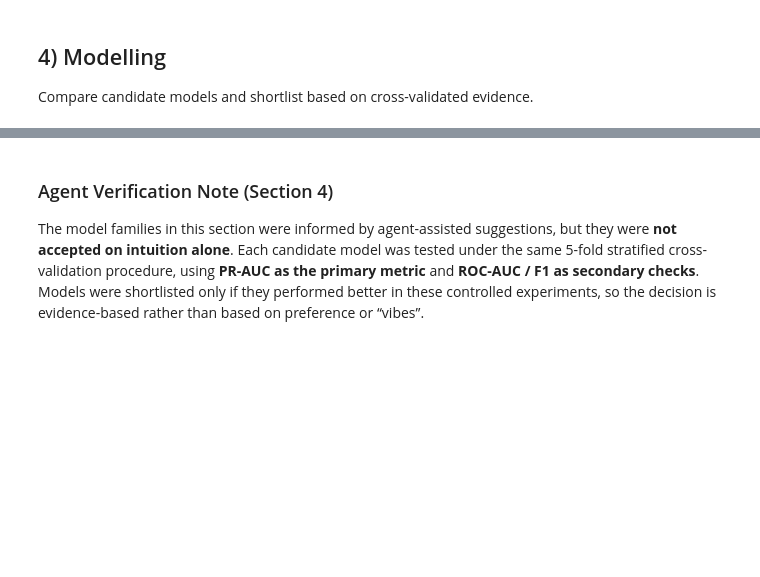
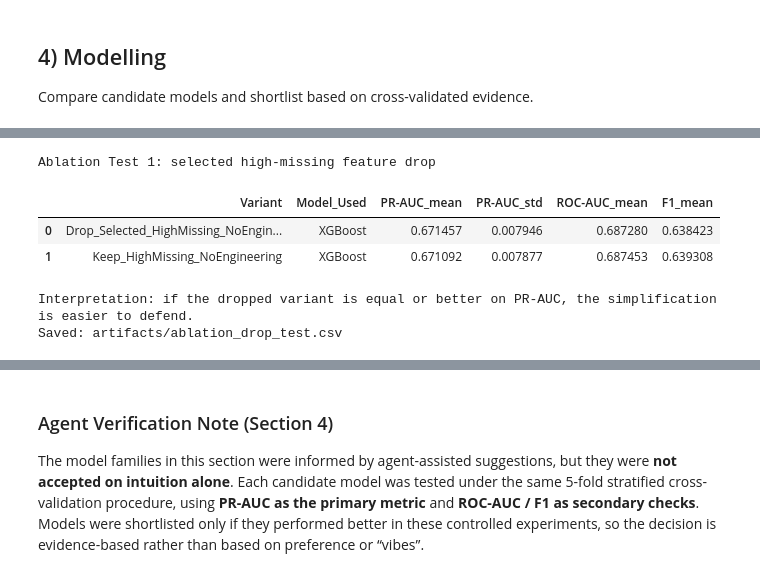
Before and after one commit to liqiangchen0606-rgb/New_Predictive, a Jupyter notebook: MSIN0097_IndividualA.ipynb, the cells around one changed output, grey strips where cells are left out. Cells and saved outputs as stored; diff of their text form; code cells hidden in the pictures; blank space fills up the shorter version.

```diff
--- a/MSIN0097_IndividualA.ipynb
+++ b/MSIN0097_IndividualA.ipynb
@@ -1126,0 +1428,34 @@ Reminder: Test set has NOT been used in Section 4.
+# %%
+# Section 4: Ablation Test 1 - Does dropping selected high-missing fields help?
+# This test isolates the feature-dropping decision only.
+# Both variants use the same model and the same CV protocol; the only difference is whether
+# the selected high-missing household/profile fields are retained or removed.
+
+variant_frames_drop = {
+    'Keep_HighMissing_NoEngineering': build_ablation_frame(
+        drop_selected_high_missing=False,
+        include_engineered_features=False,
+    ),
+    'Drop_Selected_HighMissing_NoEngineering': build_ablation_frame(
+        drop_selected_high_missing=True,
+        include_engineered_features=False,
+    ),
+}
+
+ablation_drop_df = run_feature_ablation(variant_frames_drop)
+artifacts_dir = Path('artifacts')
+artifacts_dir.mkdir(parents=True, exist_ok=True)
+ablation_drop_path = artifacts_dir / 'ablation_drop_test.csv'
+ablation_drop_df.to_csv(ablation_drop_path, index=False)
+
+print('Ablation Test 1: selected high-missing feature drop')
+display(ablation_drop_df)
+print('Interpretation: if the dropped variant is equal or better on PR-AUC, the simplification is easier to defend.')
+print('Saved:', ablation_drop_path)
+# %% [output]
+Ablation Test 1: selected high-missing feature drop
+|  | Variant | Model_Used | PR-AUC_mean | PR-AUC_std | ROC-AUC_mean | F1_mean |
+| 0 | Drop_Selected_HighMissing_NoEngin... | XGBoost | 0.671457 | 0.007946 | 0.687280 | 0.638423 |
+| 1 | Keep_HighMissing_NoEngineering | XGBoost | 0.671092 | 0.007877 | 0.687453 | 0.639308 |
+Interpretation: if the dropped variant is equal or better on PR-AUC, the simplification is easier to defend.
+Saved: artifacts/ablation_drop_test.csv
```
Also changed, not shown: parts of 21 cells of this notebook, 13 other files.
